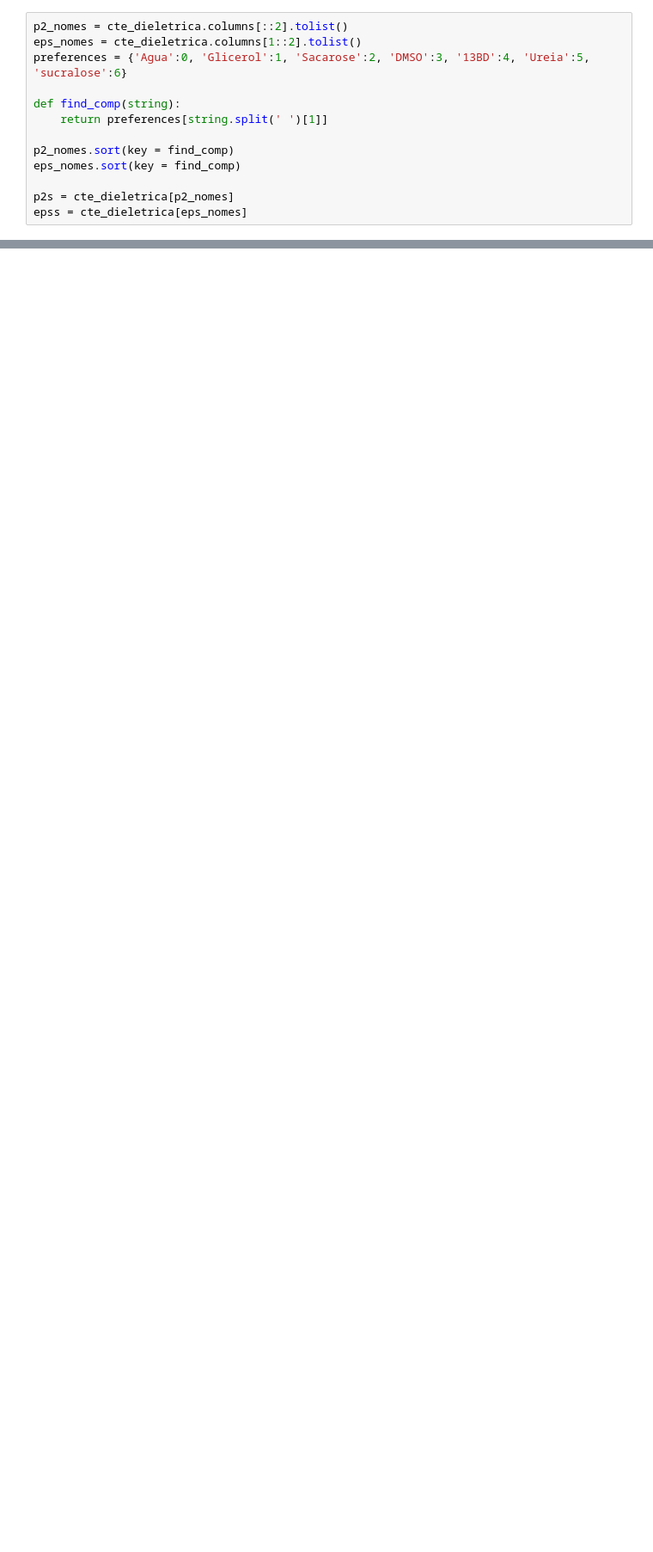
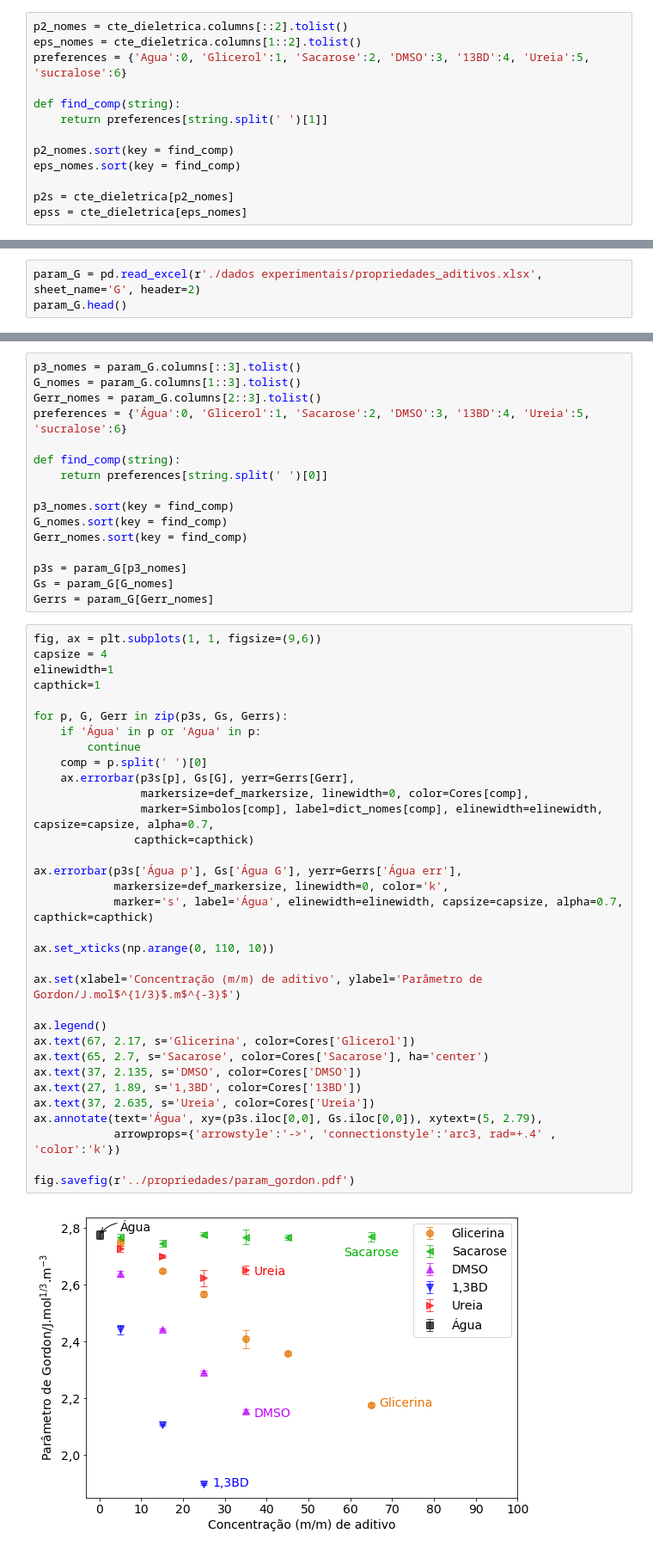
Before and after one commit to KarlClinckspoor/Tese, a Jupyter notebook: imagens/notebooks/Propriedades dos aditivos.ipynb, the cells around one changed output, grey strips where cells are left out. Shown at 86% size. Saved outputs shown, nothing was run; the diff lists cells and outputs as text; blank space fills up the shorter version.

```diff
--- a/imagens/notebooks/Propriedades dos aditivos.ipynb
+++ b/imagens/notebooks/Propriedades dos aditivos.ipynb
@@ -183,0 +174,3 @@ fig.savefig(r'../propriedades/cte_dieletrica.pdf')
+# %%
+param_G = pd.read_excel(r'./dados experimentais/propriedades_aditivos.xlsx', sheet_name='G', header=2)
+param_G.head()
@@ -183,0 +184,51 @@ fig.savefig(r'../propriedades/cte_dieletrica.pdf')
+# %%
+p3_nomes = param_G.columns[::3].tolist()
+G_nomes = param_G.columns[1::3].tolist()
+Gerr_nomes = param_G.columns[2::3].tolist()
+preferences = {'Água':0, 'Glicerol':1, 'Sacarose':2, 'DMSO':3, '13BD':4, 'Ureia':5, 'sucralose':6}
+
+def find_comp(string):
+    return preferences[string.split(' ')[0]]
+
+p3_nomes.sort(key = find_comp)
+G_nomes.sort(key = find_comp)
+Gerr_nomes.sort(key = find_comp)
+
+p3s = param_G[p3_nomes]
+Gs = param_G[G_nomes]
+Gerrs = param_G[Gerr_nomes]
+# %%
+fig, ax = plt.subplots(1, 1, figsize=(9,6))
+capsize = 4
+elinewidth=1
+capthick=1
+
+for p, G, Gerr in zip(p3s, Gs, Gerrs):
+    if 'Água' in p or 'Agua' in p:
+        continue
+    comp = p.split(' ')[0]
+    ax.errorbar(p3s[p], Gs[G], yerr=Gerrs[Gerr],
+                markersize=def_markersize, linewidth=0, color=Cores[comp],
+                marker=Simbolos[comp], label=dict_nomes[comp], elinewidth=elinewidth, capsize=capsize, alpha=0.7,
+               capthick=capthick)
+
+ax.errorbar(p3s['Água p'], Gs['Água G'], yerr=Gerrs['Água err'],
+            markersize=def_markersize, linewidth=0, color='k',
+            marker='s', label='Água', elinewidth=elinewidth, capsize=capsize, alpha=0.7, capthick=capthick)
+
+ax.set_xticks(np.arange(0, 110, 10))
+
+ax.set(xlabel='Concentração (m/m) de aditivo', ylabel='Parâmetro de Gordon/J.mol$^{1/3}$.m$^{-3}$')
+
+ax.legend()
+ax.text(67, 2.17, s='Glicerina', color=Cores['Glicerol'])
+ax.text(65, 2.7, s='Sacarose', color=Cores['Sacarose'], ha='center')
+ax.text(37, 2.135, s='DMSO', color=Cores['DMSO'])
+ax.text(27, 1.89, s='1,3BD', color=Cores['13BD'])
+ax.text(37, 2.635, s='Ureia', color=Cores['Ureia'])
+ax.annotate(text='Água', xy=(p3s.iloc[0,0], Gs.iloc[0,0]), xytext=(5, 2.79),
+            arrowprops={'arrowstyle':'->', 'connectionstyle':'arc3, rad=+.4' , 'color':'k'})
+
+fig.savefig(r'../propriedades/param_gordon.pdf')
+# %% [output]
+[figure, added]
```
Also changed, not shown: parts of 9 cells of this notebook, 33 other files.
